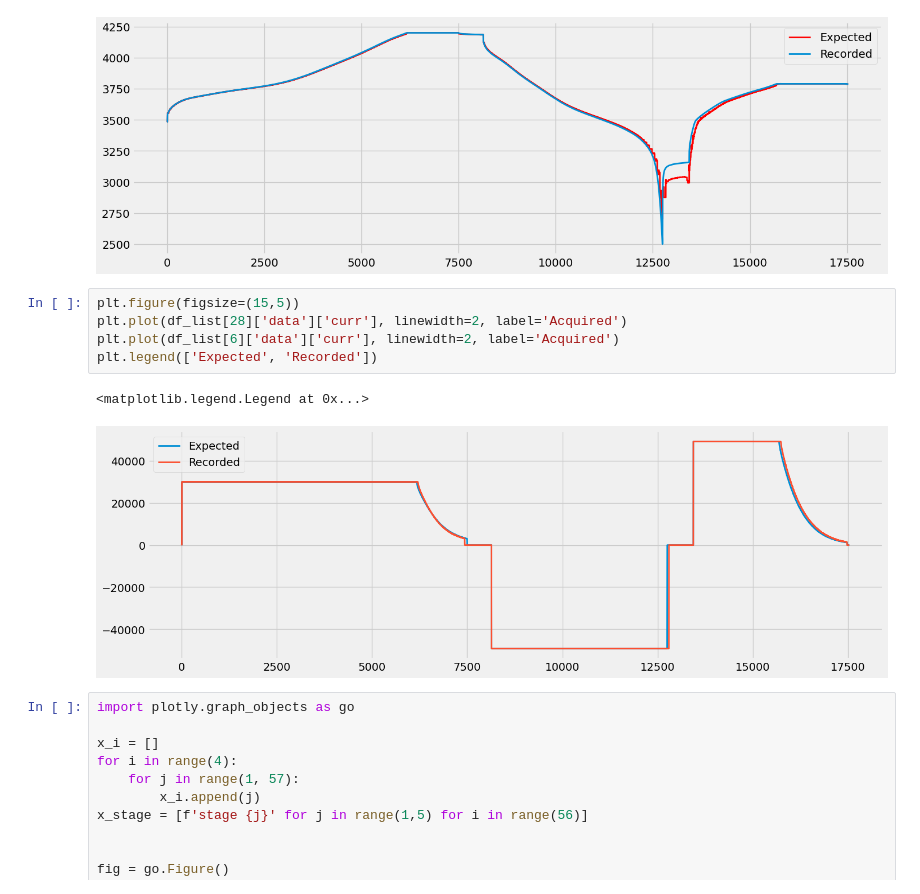
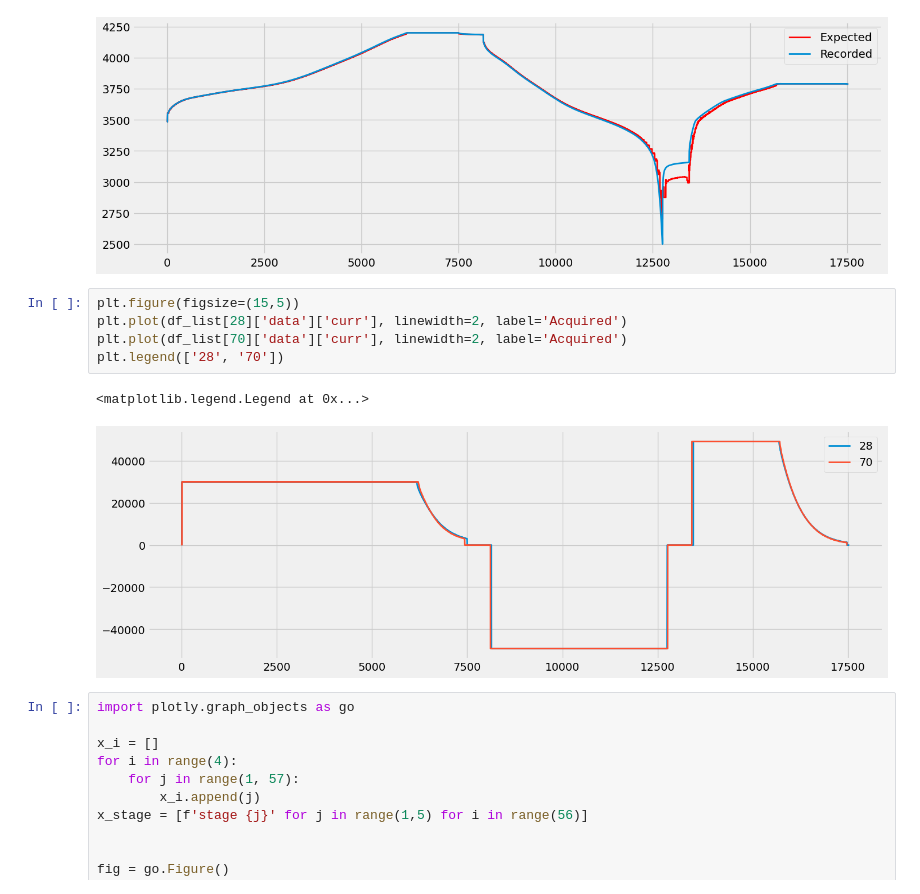
Before and after one commit to wenry55/form-phase, a Jupyter notebook: form-mfit-ui.ipynb, the cells around one changed output. Saved outputs shown, nothing was run; the diff lists cells and outputs as text.

```diff
--- a/form-mfit-ui.ipynb
+++ b/form-mfit-ui.ipynb
@@ -173,11 +173,11 @@ plt.legend(['Expected', 'Recorded'])
 # %%
 plt.figure(figsize=(15,5))
 plt.plot(df_list[28]['data']['curr'], linewidth=2, label='Acquired')
-plt.plot(df_list[6]['data']['curr'], linewidth=2, label='Acquired')
-plt.legend(['Expected', 'Recorded'])
+plt.plot(df_list[70]['data']['curr'], linewidth=2, label='Acquired')
+plt.legend(['28', '70'])
 # %% [output]
 <matplotlib.legend.Legend at 0x...>
-[figure, old version]
+[figure, new version]
 # %%
 import plotly.graph_objects as go
 
```
